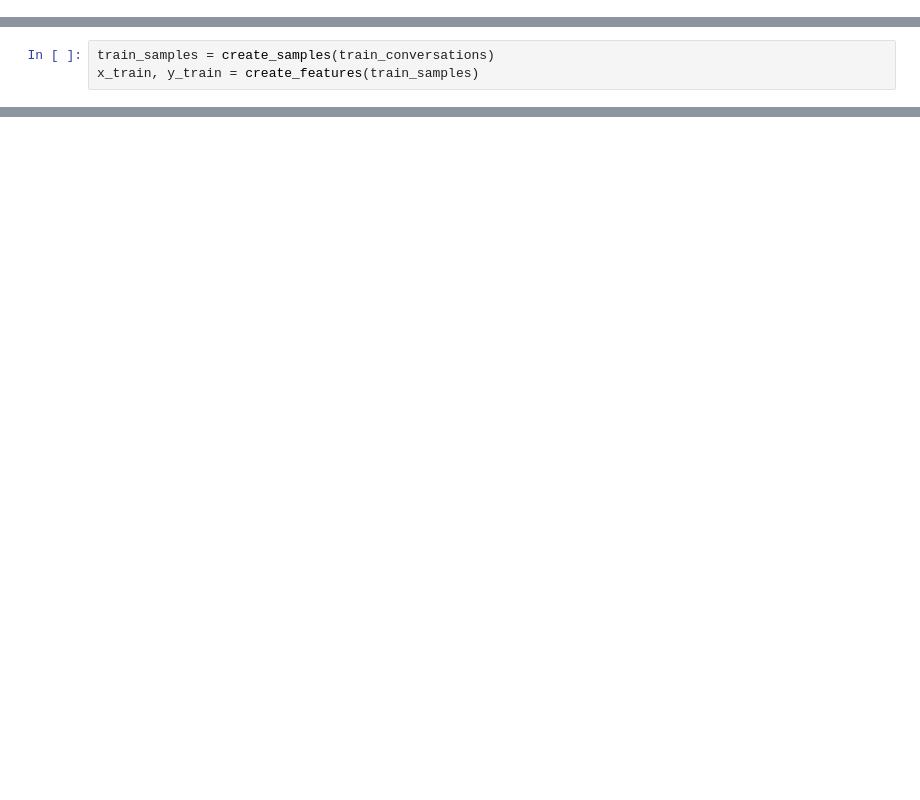
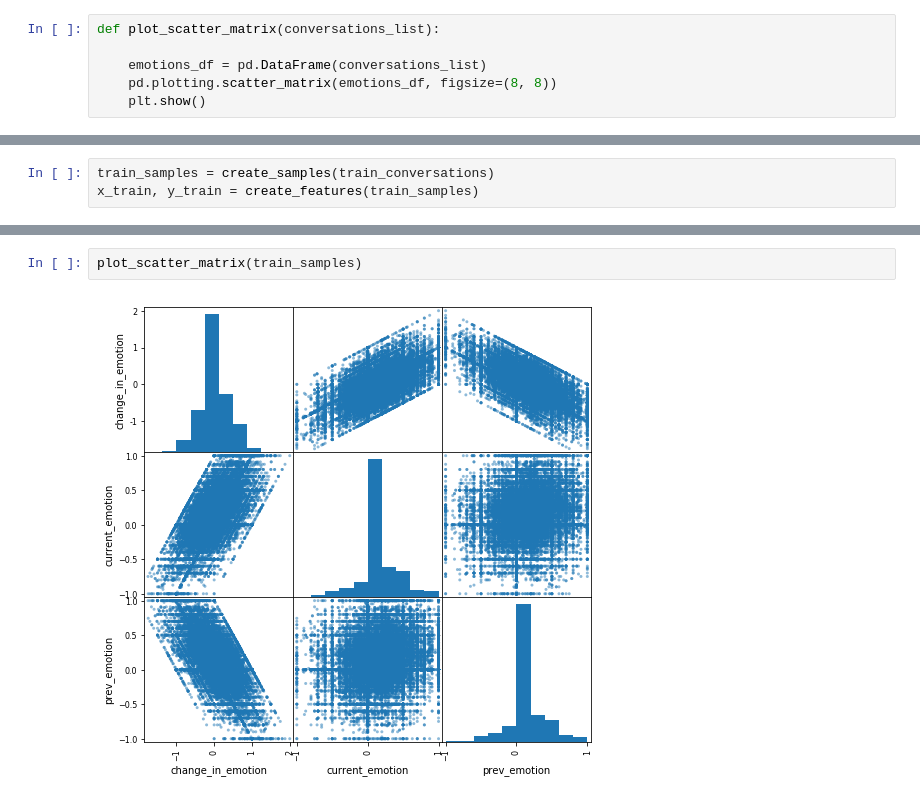
Before and after one commit to zmahoor/loris_ai_data_challenge, a Jupyter notebook: question_2.ipynb, the cells around one changed output, grey strips where cells are left out. Drawn from its saved outputs; the diff is of its cells as text; blank space fills up the shorter version.

```diff
--- a/question_2.ipynb
+++ b/question_2.ipynb
@@ -45,2 +76,8 @@ def read_glove_vecs(glove_file):
+# %%
+def plot_scatter_matrix(conversations_list):
+
+    emotions_df = pd.DataFrame(conversations_list)
+    pd.plotting.scatter_matrix(emotions_df, figsize=(8, 8))
+    plt.show()
 # %%
 word_to_index, index_to_word, word_to_vec_map = read_glove_vecs('glove.6B/glove.6B.50d.txt')
@@ -172,0 +141,4 @@ model = fit_svm_model(x_train, y_train)
+# %%
+plot_scatter_matrix(train_samples)
+# %% [output]
+[figure, added]
```
Also changed, not shown: parts of 28 cells of this notebook, 22 other files.
